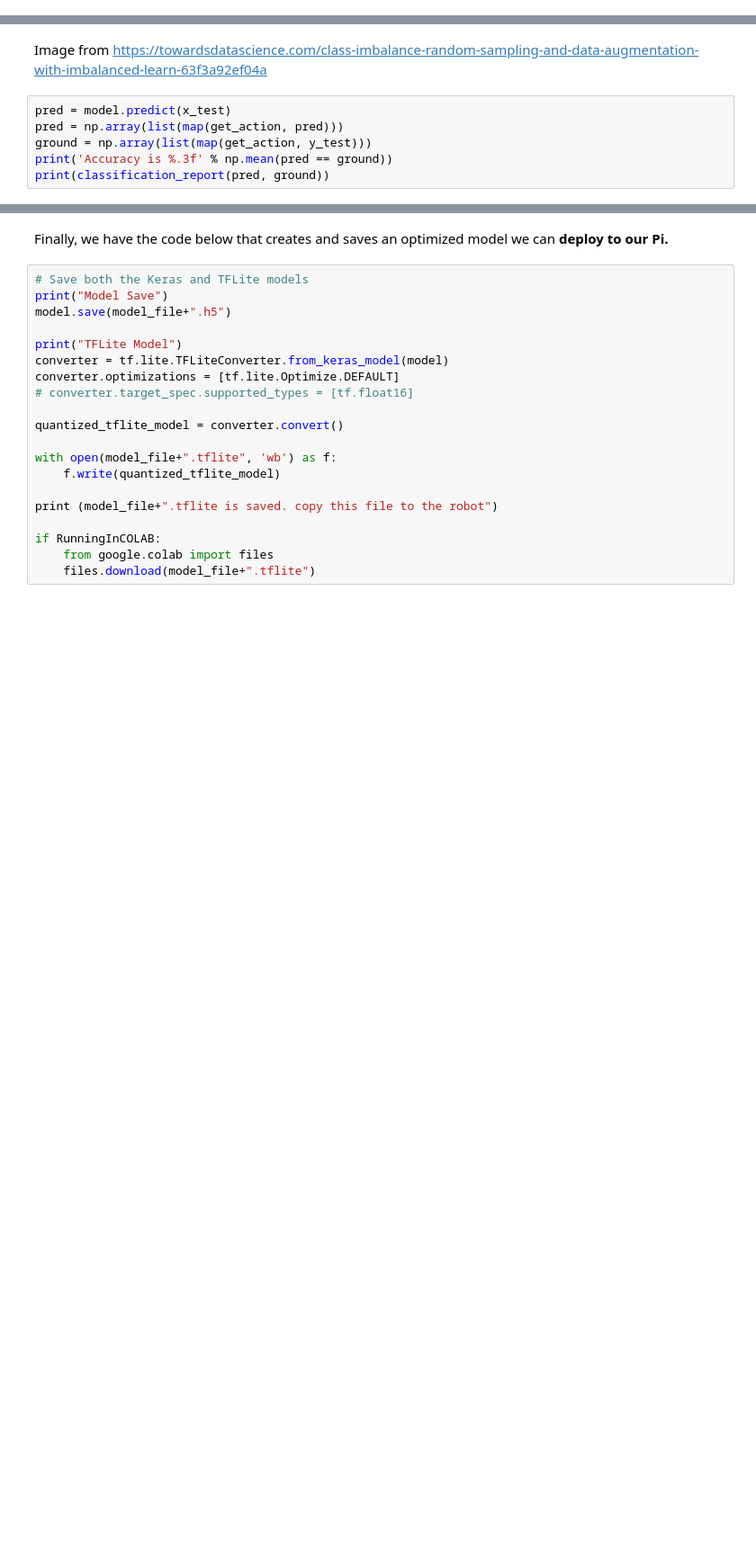
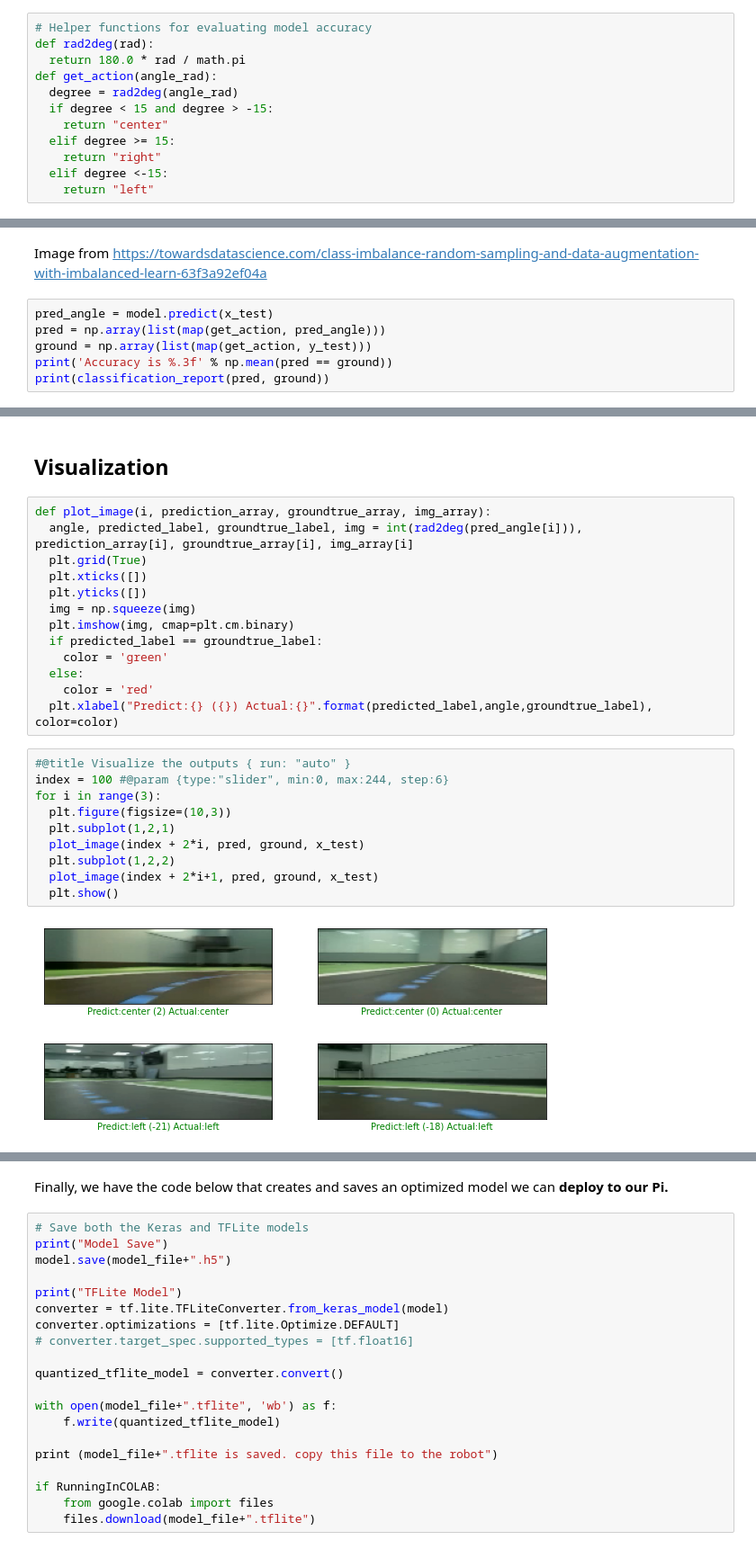
Before and after one commit to zarrar1607/DeepPicar-v3, a Jupyter notebook: RunAll.ipynb, the cells around one changed output, grey strips where cells are left out. Shown at 90% size. Cells and saved outputs as stored; diff of their text form; blank space fills up the shorter version.

```diff
--- a/RunAll.ipynb
+++ b/RunAll.ipynb
@@ -350,3 +337,15 @@ def get_action(label):
+# %%
+# Helper functions for evaluating model accuracy
+def rad2deg(rad):
+  return 180.0 * rad / math.pi
+def get_action(angle_rad):
+  degree = rad2deg(angle_rad)
+  if degree < 15 and degree > -15:
+    return "center"
+  elif degree >= 15:
+    return "right"
+  elif degree <-15:
+    return "left"
 # %% [markdown]
 ## Accuracy measures
 
@@ -358,8 +357,8 @@ For instance, in the example shown below, the prediction is actually quite bad s
 # %% [markdown]
 Image from https://towardsdatascience.com/class-imbalance-random-sampling-and-data-augmentation-with-imbalanced-learn-63f3a92ef04a
 # %%
-pred = model.predict(x_test)
-pred = np.array(list(map(get_action, pred)))
+pred_angle = model.predict(x_test)
+pred = np.array(list(map(get_action, pred_angle)))
 ground = np.array(list(map(get_action, y_test)))
 print('Accuracy is %.3f' % np.mean(pred == ground))
 print(classification_report(pred, ground))
@@ -376,0 +376,28 @@ weighted avg       0.84      0.83      0.83      1509
+# %% [markdown]
+## Visualization
+# %%
+def plot_image(i, prediction_array, groundtrue_array, img_array):
+  angle, predicted_label, groundtrue_label, img = int(rad2deg(pred_angle[i])), prediction_array[i], groundtrue_array[i], img_array[i]
+  plt.grid(True)
+  plt.xticks([])
+  plt.yticks([])
+  img = np.squeeze(img)
+  plt.imshow(img, cmap=plt.cm.binary)
+  if predicted_label == groundtrue_label:
+    color = 'green'
+  else:
+    color = 'red'
+  plt.xlabel("Predict:{} ({}) Actual:{}".format(predicted_label,angle,groundtrue_label), color=color)
+# %%
+#@title Visualize the outputs { run: "auto" }
+index = 100 #@param {type:"slider", min:0, max:244, step:6}
+for i in range(3):
+  plt.figure(figsize=(10,3))
+  plt.subplot(1,2,1)
+  plot_image(index + 2*i, pred, ground, x_test)
+  plt.subplot(1,2,2)
+  plot_image(index + 2*i+1, pred, ground, x_test)
+  plt.show()
+# %% [output]
+[figure, added]
+[figure, added]
```
Also changed, not shown: parts of 11 cells of this notebook.
